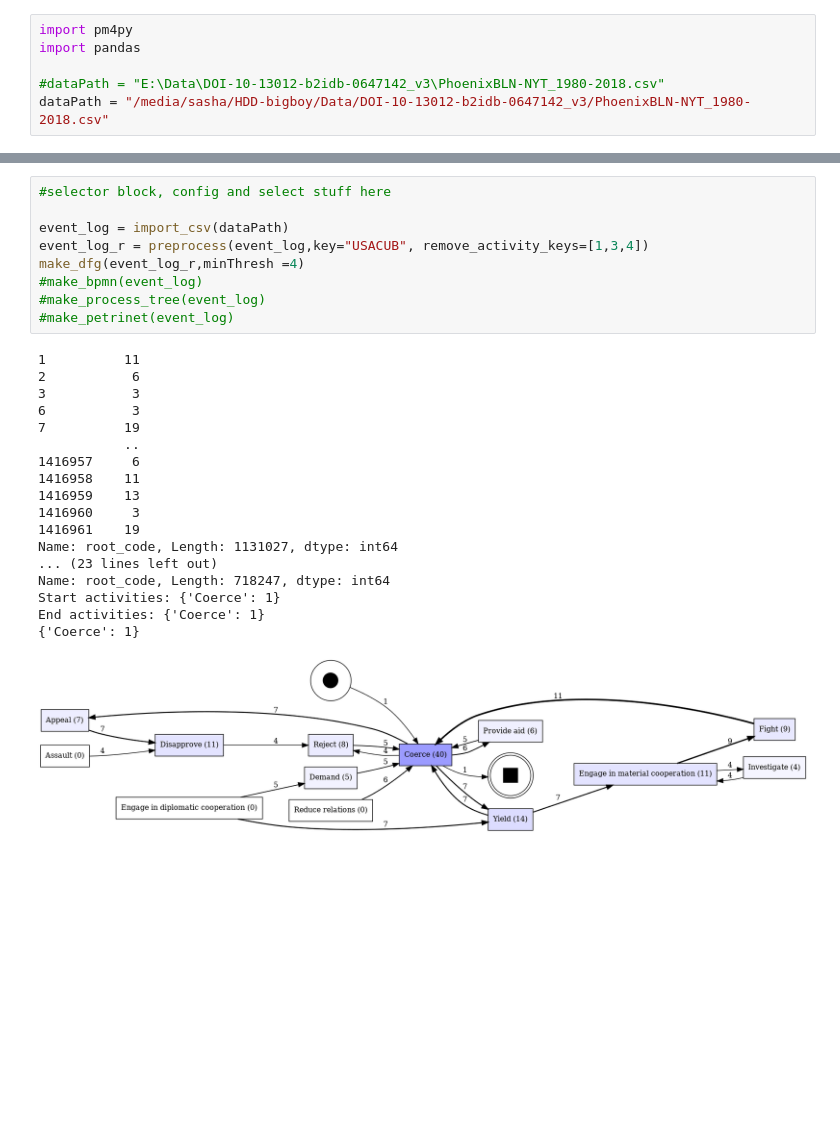
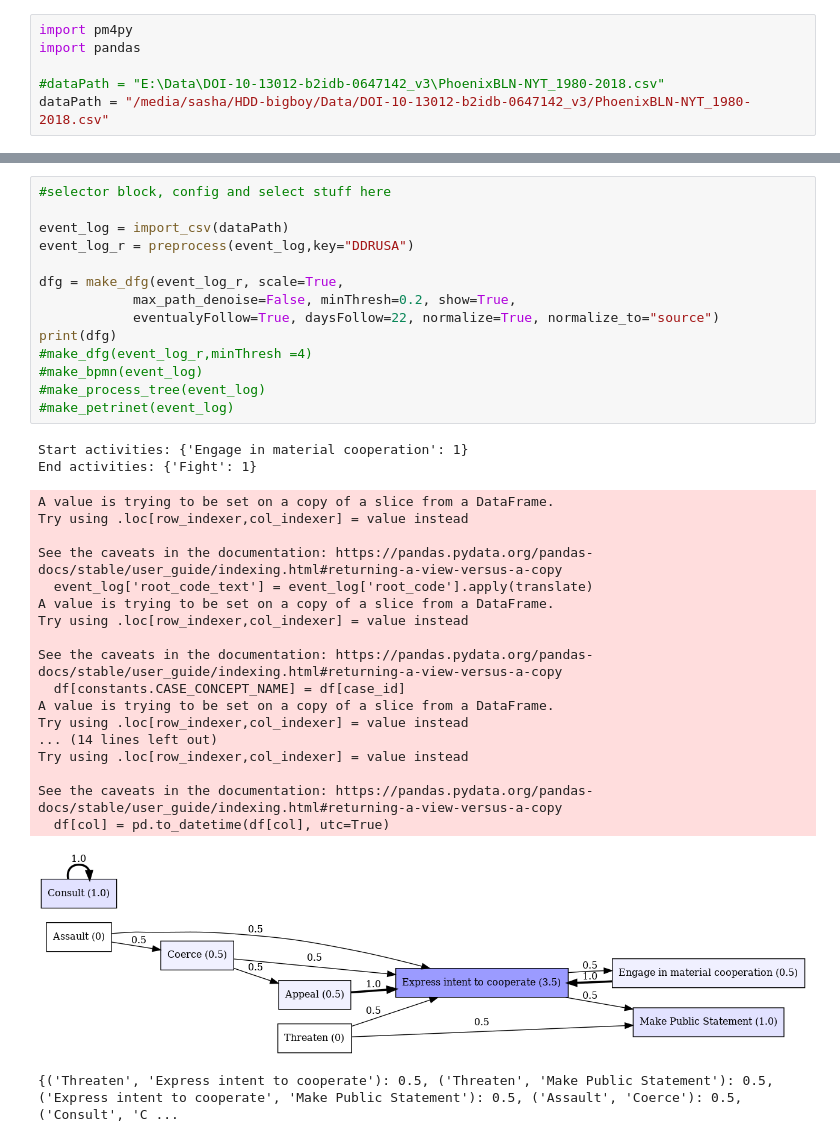
Before and after one commit to sashamorecode/Geopolitics-Process-Mining, a Jupyter notebook: ProcMingNotebookTest.ipynb, the cells around one changed output, grey strips where cells are left out. Saved outputs shown, nothing was run; the diff lists cells and outputs as text; blank space fills up the shorter version.

```diff
--- a/ProcMingNotebookTest.ipynb
+++ b/ProcMingNotebookTest.ipynb
@@ -88,28 +219,36 @@ def make_bpmn(event_log, show=True):
 # %%
 #selector block, config and select stuff here
 
 event_log = import_csv(dataPath)
-event_log_r = preprocess(event_log,key="USACUB", remove_activity_keys=[1,3,4])
-make_dfg(event_log_r,minThresh =4)
+event_log_r = preprocess(event_log,key="DDRUSA")
+
+dfg = make_dfg(event_log_r, scale=True,
+            max_path_denoise=False, minThresh=0.2, show=True,
+            eventualyFollow=True, daysFollow=22, normalize=True, normalize_to="source")
+print(dfg)
+#make_dfg(event_log_r,minThresh =4)
 #make_bpmn(event_log)
 #make_process_tree(event_log)
 #make_petrinet(event_log)
 # %% [output]
-1          11
-2           6
-3           3
-6           3
-7          19
-           ..
-1416957     6
-1416958    11
-1416959    13
-1416960     3
-1416961    19
-Name: root_code, Length: 1131027, dtype: int64
-... (23 lines left out)
-Name: root_code, Length: 718247, dtype: int64
-Start activities: {'Coerce': 1}
-End activities: {'Coerce': 1}
-{'Coerce': 1}
+Start activities: {'Engage in material cooperation': 1}
+End activities: {'Fight': 1}
+A value is trying to be set on a copy of a slice from a DataFrame.
+Try using .loc[row_indexer,col_indexer] = value instead
+
+See the caveats in the documentation: https://pandas.pydata.org/pandas-docs/stable/user_guide/indexing.html#returning-a-view-versus-a-copy
+  event_log['root_code_text'] = event_log['root_code'].apply(translate)
+A value is trying to be set on a copy of a slice from a DataFrame.
+Try using .loc[row_indexer,col_indexer] = value instead
+
+See the caveats in the documentation: https://pandas.pydata.org/pandas-docs/stable/user_guide/indexing.html#returning-a-view-versus-a-copy
+  df[constants.CASE_CONCEPT_NAME] = df[case_id]
+A value is trying to be set on a copy of a slice from a DataFrame.
+Try using .loc[row_indexer,col_indexer] = value instead
+... (14 lines left out)
+Try using .loc[row_indexer,col_indexer] = value instead
+
+See the caveats in the documentation: https://pandas.pydata.org/pandas-docs/stable/user_guide/indexing.html#returning-a-view-versus-a-copy
+  df[col] = pd.to_datetime(df[col], utc=True)
-[figure, old version]
+[figure, new version]
+{('Threaten', 'Express intent to cooperate'): 0.5, ('Threaten', 'Make Public Statement'): 0.5, ('Express intent to cooperate', 'Make Public Statement'): 0.5, ('Assault', 'Coerce'): 0.5, ('Consult', 'C ...
```
Also changed, not shown: parts of 3 cells of this notebook.
